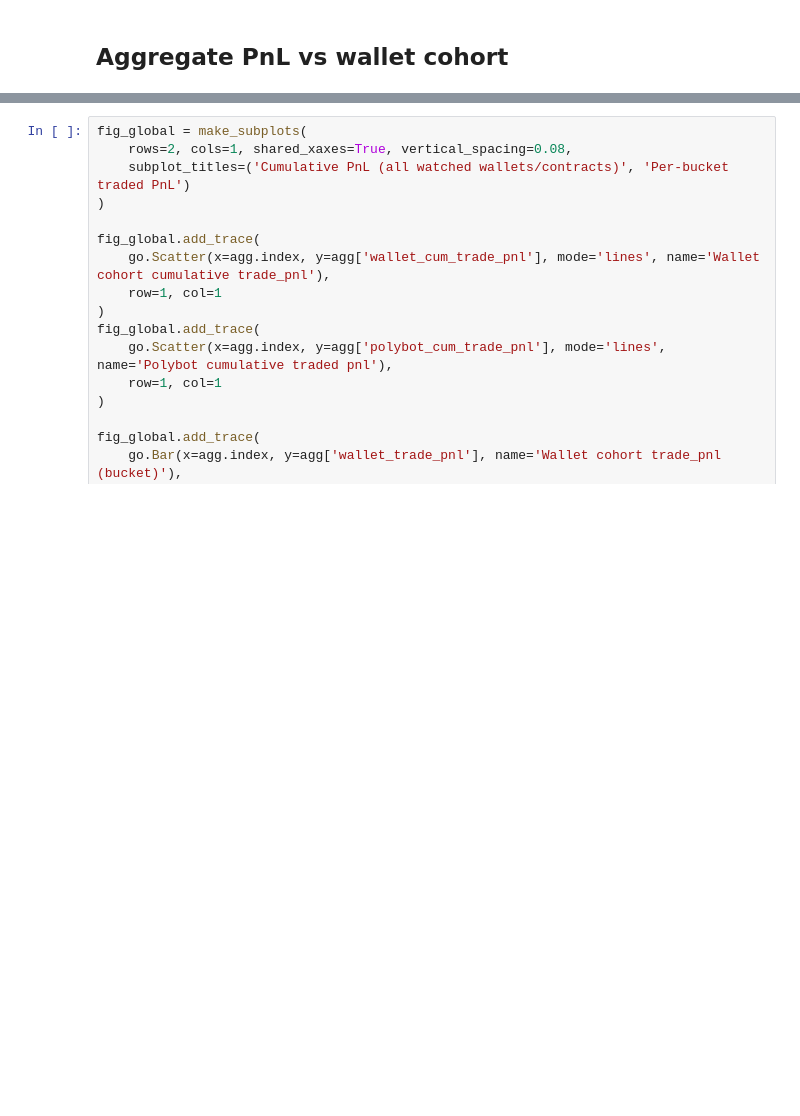
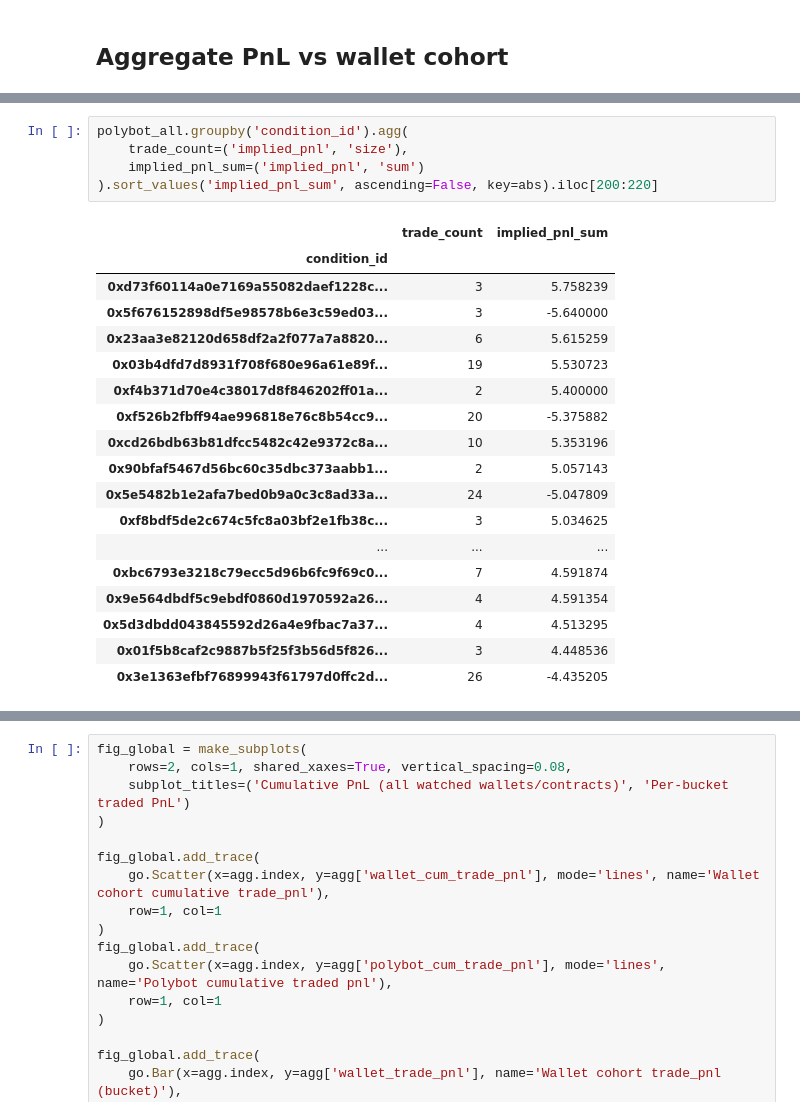
Before and after one commit to vobornij/polymarket, a Jupyter notebook: notebooks/flow/stage3_polybot_backtest_visualization.ipynb, the cells around one changed output, grey strips where cells are left out. Drawn from its saved outputs; the diff is of its cells as text; blank space fills up the shorter version.

```diff
--- a/notebooks/flow/stage3_polybot_backtest_visualization.ipynb
+++ b/notebooks/flow/stage3_polybot_backtest_visualization.ipynb
@@ -177,0 +194,24 @@ Could not infer format, so each element will be parsed individually, falling bac
+# %%
+polybot_all.groupby('condition_id').agg(
+    trade_count=('implied_pnl', 'size'),
+    implied_pnl_sum=('implied_pnl', 'sum')
+).sort_values('implied_pnl_sum', ascending=False, key=abs).iloc[200:220]
+# %% [output]
+|  | trade_count | implied_pnl_sum |
+| condition_id |  |  |
+| 0xd73f60114a0e7169a55082daef1228c... | 3 | 5.758239 |
+| 0x5f676152898df5e98578b6e3c59ed03... | 3 | -5.640000 |
+| 0x23aa3e82120d658df2a2f077a7a8820... | 6 | 5.615259 |
+| 0x03b4dfd7d8931f708f680e96a61e89f... | 19 | 5.530723 |
+| 0xf4b371d70e4c38017d8f846202ff01a... | 2 | 5.400000 |
+| 0xf526b2fbff94ae996818e76c8b54cc9... | 20 | -5.375882 |
+| 0xcd26bdb63b81dfcc5482c42e9372c8a... | 10 | 5.353196 |
+| 0x90bfaf5467d56bc60c35dbc373aabb1... | 2 | 5.057143 |
+| 0x5e5482b1e2afa7bed0b9a0c3c8ad33a... | 24 | -5.047809 |
+| 0xf8bdf5de2c674c5fc8a03bf2e1fb38c... | 3 | 5.034625 |
+| ... | ... | ... |
+| 0xbc6793e3218c79ecc5d96b6fc9f69c0... | 7 | 4.591874 |
+| 0x9e564dbdf5c9ebdf0860d1970592a26... | 4 | 4.591354 |
+| 0x5d3dbdd043845592d26a4e9fbac7a37... | 4 | 4.513295 |
+| 0x01f5b8caf2c9887b5f25f3b56d5f826... | 3 | 4.448536 |
+| 0x3e1363efbf76899943f61797d0ffc2d... | 26 | -4.435205 |
```
Also changed, not shown: parts of 17 cells of this notebook, 3 other files.
